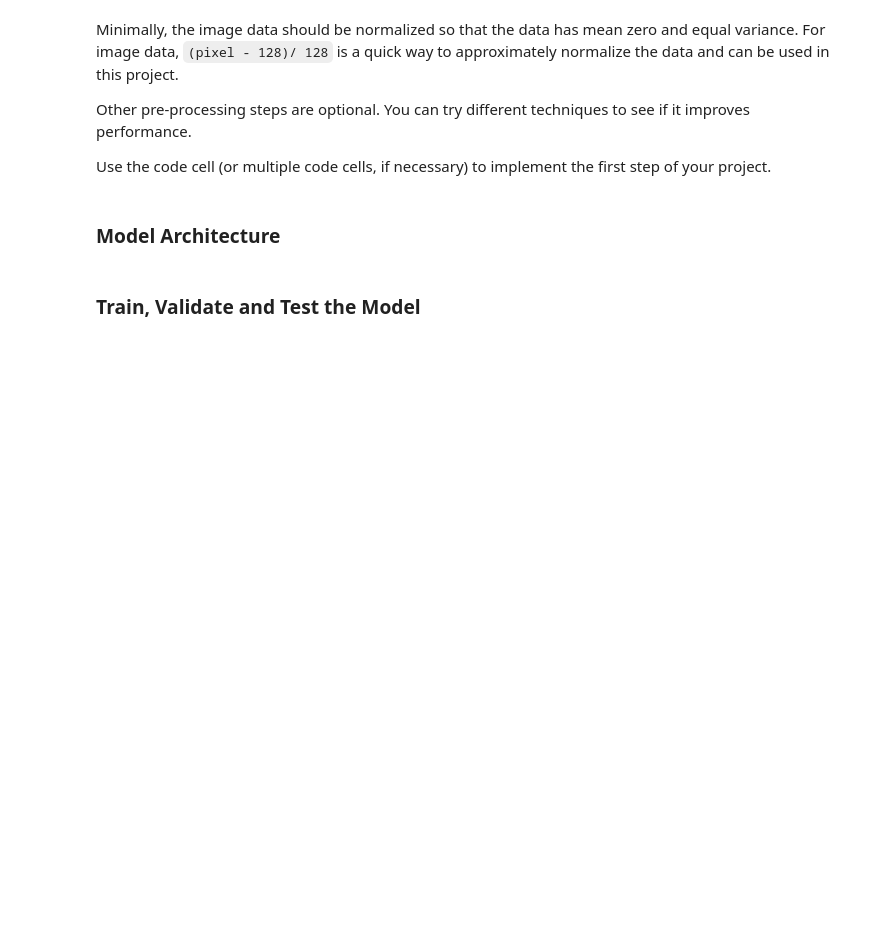
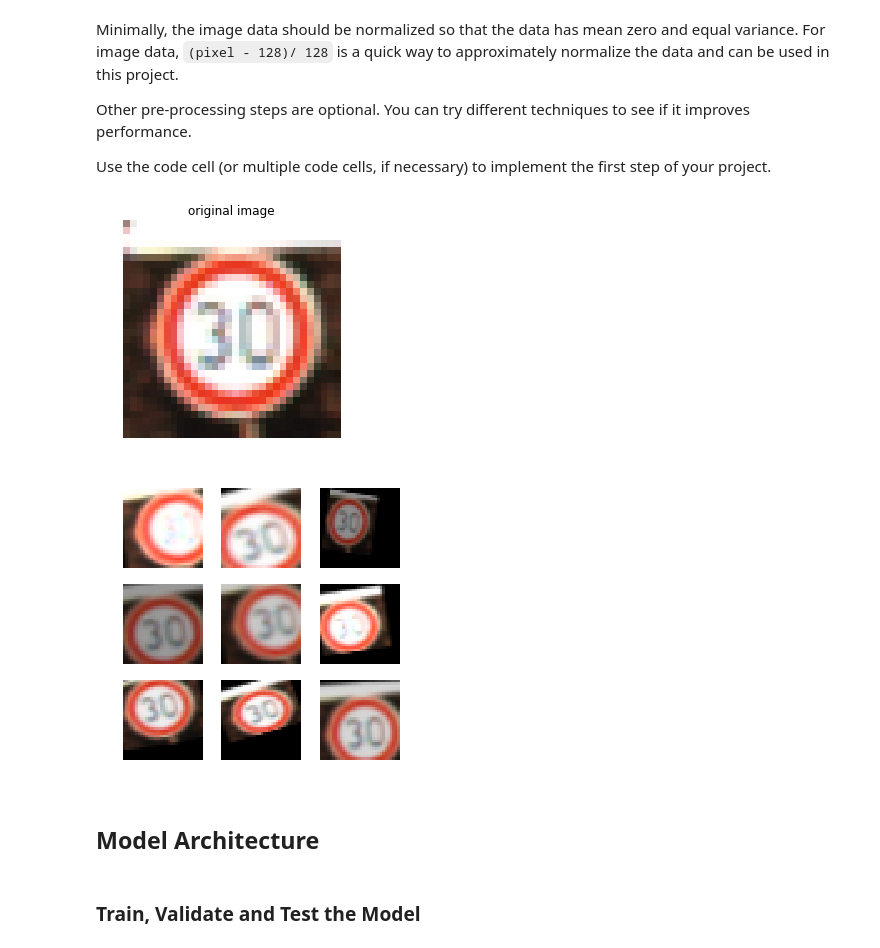
Before and after one commit to yhbyhb/CarND, a Jupyter notebook: Term1/project/CarND-Traffic-Sign-Classifier-Project/Traffic_Sign_Classifier.ipynb, the cells around one changed output. Cells and saved outputs as stored; diff of their text form; code cells hidden in the pictures; blank space fills up the shorter version.

```diff
--- a/Term1/project/CarND-Traffic-Sign-Classifier-Project/Traffic_Sign_Classifier.ipynb
+++ b/Term1/project/CarND-Traffic-Sign-Classifier-Project/Traffic_Sign_Classifier.ipynb
@@ -181,16 +229,67 @@ Minimally, the image data should be normalized so that the data has mean zero an
 Other pre-processing steps are optional. You can try different techniques to see if it improves performance.
 
 Use the code cell (or multiple code cells, if necessary) to implement the first step of your project.
-# %%
-### Preprocess the data here. It is required to normalize the data. Other preprocessing steps could include
-### converting to grayscale, etc.
-### Feel free to use as many code cells as needed.
-
-def normalize(x):
-    return (x - 128.) / 128.
-
-X_train = normalize(X_train)
-X_valid = normalize(X_valid)
-X_test = normalize(X_test)
-
-n_channel = X_train[0].shape[2]
+# %%
+### Preprocess the data here. It is required to normalize the data. Other preprocessing steps could include
+### converting to grayscale, etc.
+### Feel free to use as many code cells as needed.
+
+# code reference https://medium.com/@vivek.yadav/improved-performance-of-deep-learning-neural-network-models-on-traffic-sign-classification-using-6355346da2dc
+def augment_brightness_camera_images(image):
+    image1 = cv2.cvtColor(image,cv2.COLOR_RGB2HSV)
+    image1 = np.array(image1, dtype = np.float64)
+    random_bright = .5+np.random.uniform()
+    image1[:,:,2] = image1[:,:,2]*random_bright
+    image1[:,:,2][image1[:,:,2]>255]  = 255
+    image1 = np.array(image1, dtype = np.uint8)
+    image1 = cv2.cvtColor(image1,cv2.COLOR_HSV2RGB)
+    return image1
+
+def transform_image(image,ang_range,shear_range,trans_range):
+    # Rotation
+    ang_rot = np.random.uniform(ang_range)-ang_range/2
+    rows,cols,ch = image.shape
+    Rot_M = cv2.getRotationMatrix2D((cols/2,rows/2),ang_rot,1)
+    # Translation
+    tr_x = trans_range*np.random.uniform()-trans_range/2
+    tr_y = trans_range*np.random.uniform()-trans_range/2
+    Trans_M = np.float32([[1,0,tr_x],[0,1,tr_y]])
+    # Shear
+    pts1 = np.float32([[5,5],[20,5],[5,20]])
+    pt1 = 5+shear_range*np.random.uniform()-shear_range/2
+    pt2 = 20+shear_range*np.random.uniform()-shear_range/2
+    pts2 = np.float32([[pt1,5],[pt2,pt1],[5,pt2]])
+    shear_M = cv2.getAffineTransform(pts1,pts2)
+
+    image = cv2.warpAffine(image,Rot_M,(cols,rows))
+    image = cv2.warpAffine(image,Trans_M,(cols,rows))
+    image = cv2.warpAffine(image,shear_M,(cols,rows))
+
+    #Brightness augmentation
+    image = augment_brightness_camera_images(image)
+
+    # Preprocessing
+#     image = pre_process_image(image)
+    return image
+
+tmpInx = 3000
+n_transformed_images = 9
+transformed_images = []
+
+for i in range(n_transformed_images):
+    transformed_images.append(transform_image(X_train[tmpInx], 10, 10, 10))
+
+plt.figure()
+plt.imshow(X_train[tmpInx])
+plt.axis('off')
+plt.title('original image')
+
+plt.figure(figsize=(5, 5))
+for i in range(n_transformed_images):
+    plt.subplot(3, 3, i+1)  # 3 rows, 8 per row
+    plt.axis('off')
+    plt.imshow(transformed_images[i])
+plt.show()
+# %% [output]
+[figure, added]
+[figure, added]
@@ -197,5 +317,5 @@ n_channel = X_train[0].shape[2]
 # %% [markdown]
-### Model Architecture
+## Model Architecture
 # %%
 ### Define your architecture here.
 ### Feel free to use as many code cells as needed.
```
Also changed, not shown: parts of 13 cells of this notebook, 1 other file.
